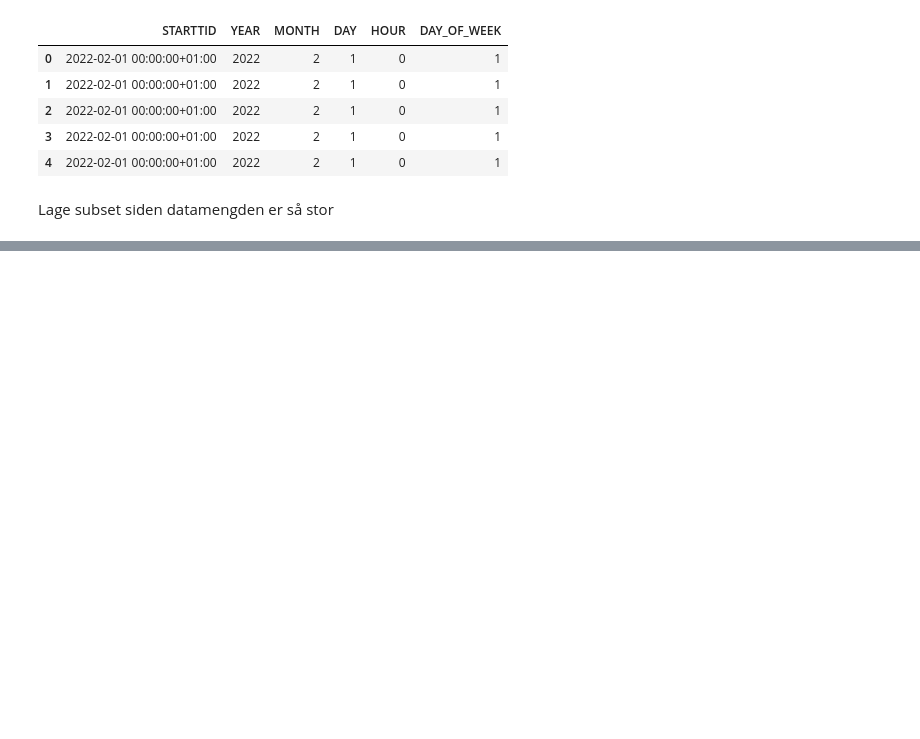
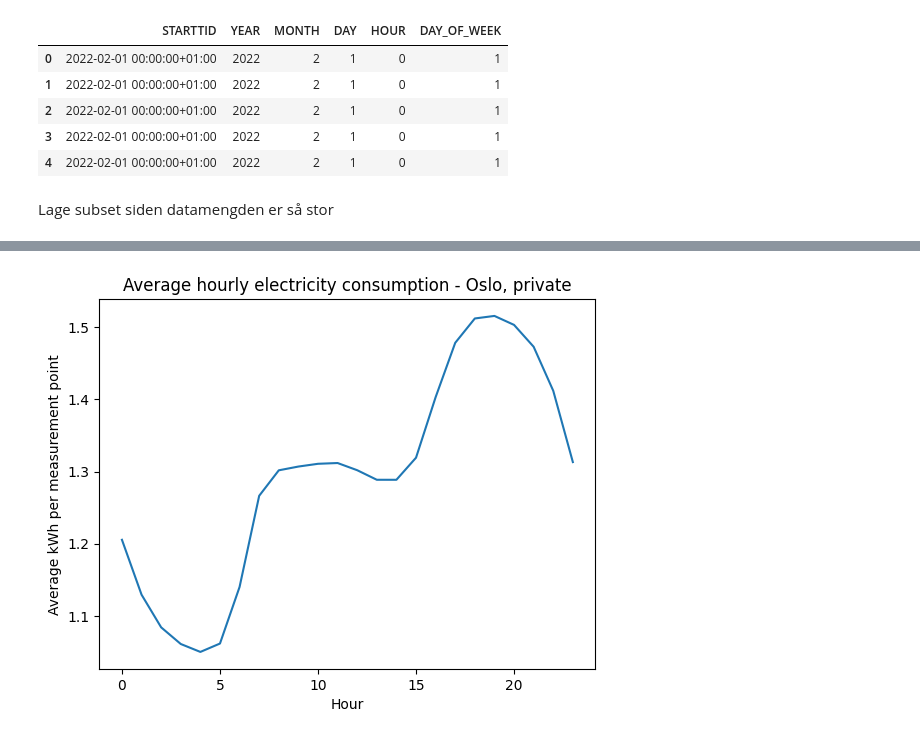
Before and after one commit to jsandtangen/consumption-intelligence, a Jupyter notebook: notebooks/data_overview.ipynb, the cells around one changed output, grey strips where cells are left out. Saved outputs shown, nothing was run; the diff lists cells and outputs as text; code cells hidden in the pictures; blank space fills up the shorter version.

```diff
--- a/notebooks/data_overview.ipynb
+++ b/notebooks/data_overview.ipynb
@@ -99,3 +99,8 @@ df[
 | 4 | 2022-02-01 00:00:00+01:00 | 2022 | 2 | 1 | 0 | 1 |
 # %% [markdown]
 Lage subset siden datamengden er så stor
+# %%
+df_subset = df[
+    (df["KOMMUNE"] == "Oslo") &
+    (df["FORBRUKSGRUPPE"] == "Privat")
+].copy()
@@ -101,0 +120,4 @@ Lage subset siden datamengden er så stor
+# %%
+df_subset["KWH_PER_POINT"] = (
+    df_subset["VOLUM_KWH"] / df_subset["ANTALL_MÅLEPUNKT"]
+)
@@ -101,0 +135,8 @@ Lage subset siden datamengden er så stor
+# %%
+hourly_avg = (
+    df_subset
+    .groupby("HOUR")["KWH_PER_POINT"]
+    .mean()
+)
+
+hourly_avg
@@ -101,0 +161,10 @@ Lage subset siden datamengden er så stor
+# %%
+import matplotlib.pyplot as plt
+
+hourly_avg.plot()
+plt.xlabel("Hour")
+plt.ylabel("Average kWh per measurement point")
+plt.title("Average hourly electricity consumption - Oslo, private")
+plt.show()
+# %% [output]
+[figure, added]
```
Also changed, not shown: parts of 10 cells of this notebook.
